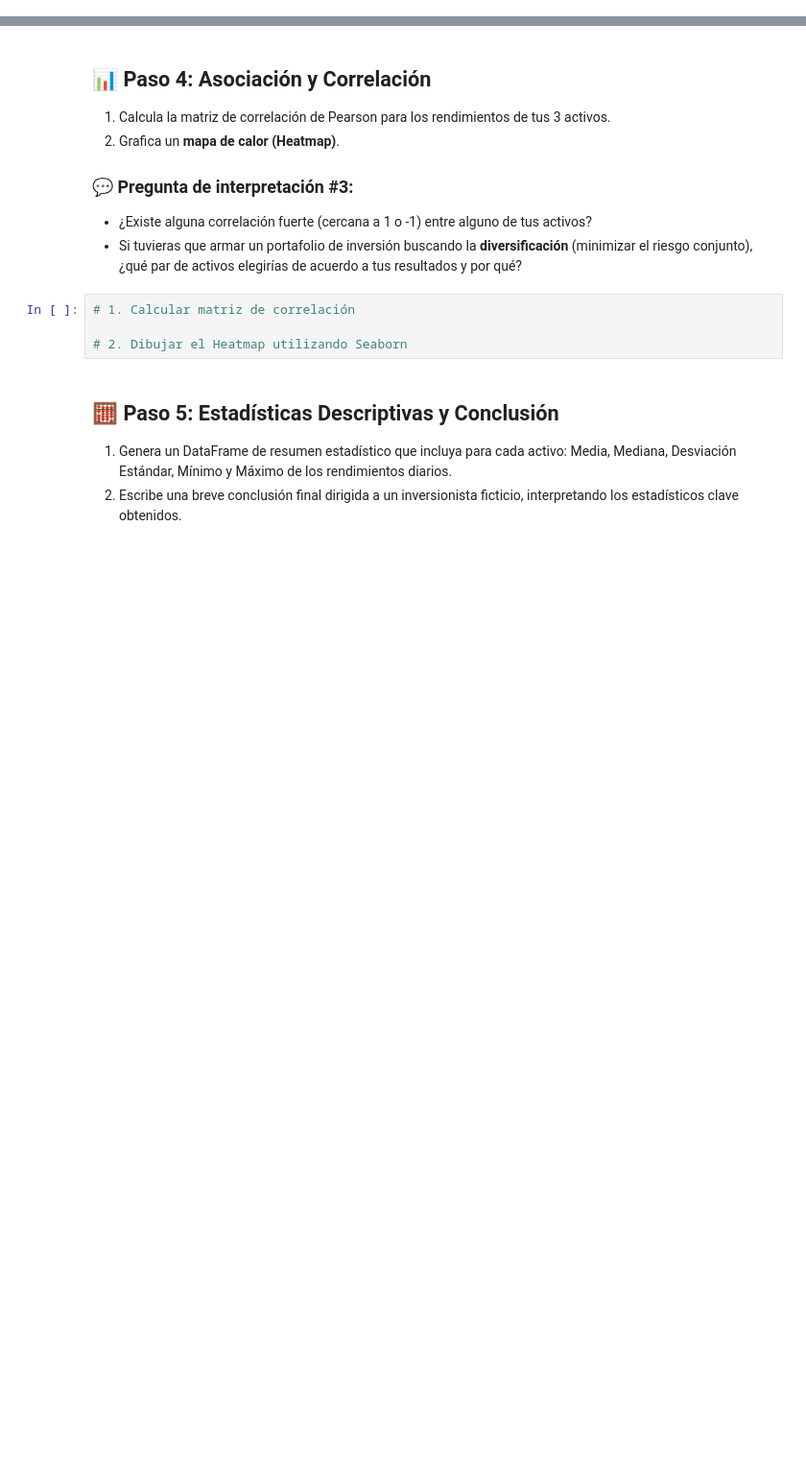
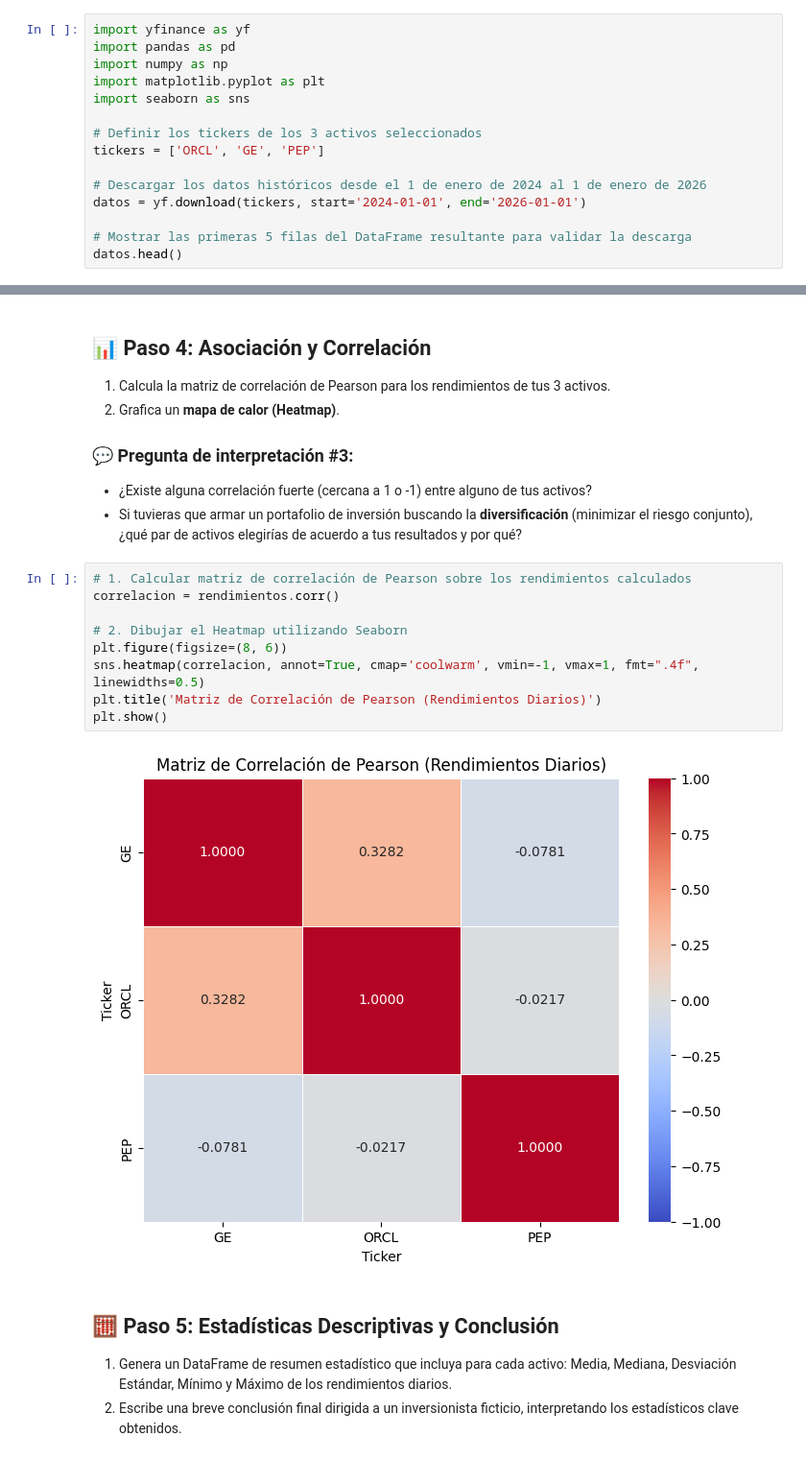
Before and after one commit to manuelabr241-eng/Simuladordecalcularuncredito, a Jupyter notebook: S19_Analisis_Exploratorio_Portafolios.ipynb, the cells around one changed output, grey strips where cells are left out. Shown at 96% size. Saved outputs shown, nothing was run; the diff lists cells and outputs as text; blank space fills up the shorter version.

```diff
--- a/S19_Analisis_Exploratorio_Portafolios.ipynb
+++ b/S19_Analisis_Exploratorio_Portafolios.ipynb
@@ -17,0 +18,15 @@
+# %%
+import yfinance as yf
+import pandas as pd
+import numpy as np
+import matplotlib.pyplot as plt
+import seaborn as sns
+
+# Definir los tickers de los 3 activos seleccionados
+tickers = ['ORCL', 'GE', 'PEP']
+
+# Descargar los datos históricos desde el 1 de enero de 2024 al 1 de enero de 2026
+datos = yf.download(tickers, start='2024-01-01', end='2026-01-01')
+
+# Mostrar las primeras 5 filas del DataFrame resultante para validar la descarga
+datos.head()
@@ -56,10 +145,17 @@ Observando el Boxplot y el Histograma:
 ### 💬 Pregunta de interpretación #3:
 - ¿Existe alguna correlación fuerte (cercana a 1 o -1) entre alguno de tus activos?
 - Si tuvieras que armar un portafolio de inversión buscando la **diversificación** (minimizar el riesgo conjunto), ¿qué par de activos elegirías de acuerdo a tus resultados y por qué?
-# %%
-# 1. Calcular matriz de correlación
-
-# 2. Dibujar el Heatmap utilizando Seaborn
+# %%
+# 1. Calcular matriz de correlación de Pearson sobre los rendimientos calculados
+correlacion = rendimientos.corr()
+
+# 2. Dibujar el Heatmap utilizando Seaborn
+plt.figure(figsize=(8, 6))
+sns.heatmap(correlacion, annot=True, cmap='coolwarm', vmin=-1, vmax=1, fmt=".4f", linewidths=0.5)
+plt.title('Matriz de Correlación de Pearson (Rendimientos Diarios)')
+plt.show()
+# %% [output]
+[figure, added]
 # %% [markdown]
 ## 🧮 Paso 5: Estadísticas Descriptivas y Conclusión
 
```
Also changed, not shown: parts of 11 cells of this notebook.
